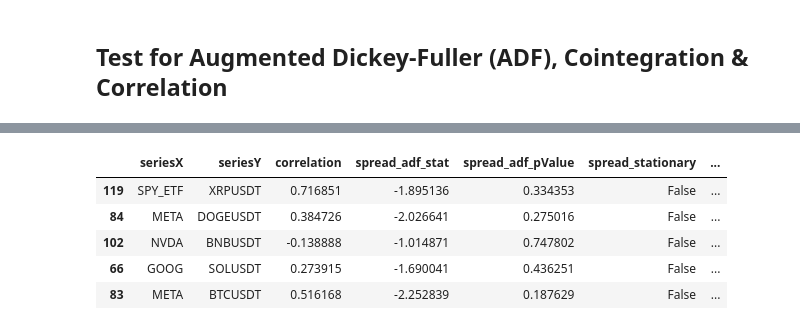
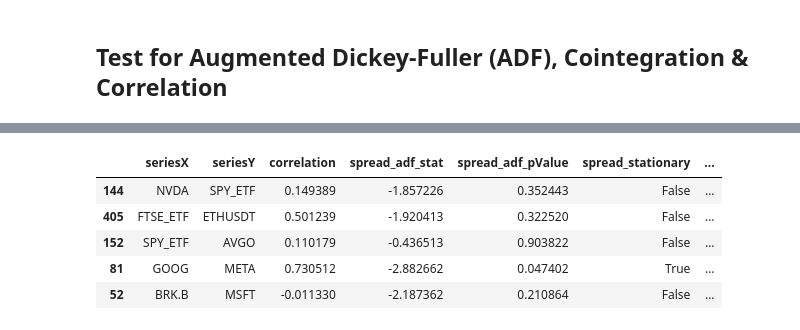
Before and after one commit to nite4/mscfe-masters-project, a Jupyter notebook: src/read_process_raw.ipynb, the cells around one changed output, grey strips where cells are left out. Drawn from its saved outputs; the diff is of its cells as text; code cells hidden in the pictures.

```diff
--- a/src/read_process_raw.ipynb
+++ b/src/read_process_raw.ipynb
@@ -111,8 +97,14 @@ def process_pairs_series(seriesX, seriesY, dfX, dfY):
 seriesX = 'NVDA'
 seriesY = 'BNBUSDT'
 
-price_pairs1 = process_pairs_series(seriesX, seriesY, df_equity, df_crypto)
-price_pairs1
+price_pairs1 = process_pairs_series(seriesX, seriesY, dfX=df_equity, dfY=df_crypto)
+display(price_pairs1.head())
+
+seriesX = 'DJIA_ETF'
+seriesY = 'AVAXUSDT'
+
+price_pairs2 = process_pairs_series(seriesX, seriesY, dfX=df_equity, dfY=df_crypto)
+display(price_pairs2.head())
 # %% [output]
 |  | NVDA | BNBUSDT |
 | OpenTime |  |  |
@@ -131,6 +122,0 @@ price_pairs1
-# %%
-seriesX = 'DJIA_ETF'
-seriesY = 'AVAXUSDT'
-
-price_pairs2 = process_pairs_series(seriesX, seriesY, df_equity, df_crypto)
-price_pairs2
@@ -275,3 +165,3 @@ p-value: 0.293 (Both series are not cointegrated)
 # %%
-spread, correlation, adf_result, coint_result = run_cointegration_test(price_pairs2, print_stats=True, plotting=True)
+spread, correlation, adf_result, coint_result = run_cointegration_test(price_pairs2, print_stats=True, plotting=True, std=2)
 # %% [output]
@@ -349,0 +197,7 @@ Wall time: 32.4 s
+# %%
+equity_pairs = [pair for pair in product(list_equity, list_equity)]
+eq_cr_pairs = [pair for pair in product(list_equity, list_crypto)]
+crypto_pairs = [pair for pair in product(list_crypto, list_crypto)]
+
+all_pairs = equity_pairs + eq_cr_pairs + crypto_pairs
+all_pairs[:5]
@@ -350,13 +278,13 @@ Wall time: 32.4 s
 # %%
 df_results = pd.DataFrame(list_results)
-df_results.sample(5)
+display(df_results.sample(5))
 # %% [output]
 |  | seriesX | seriesY | correlation | spread_adf_stat | spread_adf_pValue | spread_stationary | ... |
-| 119 | SPY_ETF | XRPUSDT | 0.716851 | -1.895136 | 0.334353 | False | ... |
-| 84 | META | DOGEUSDT | 0.384726 | -2.026641 | 0.275016 | False | ... |
-| 102 | NVDA | BNBUSDT | -0.138888 | -1.014871 | 0.747802 | False | ... |
-| 66 | GOOG | SOLUSDT | 0.273915 | -1.690041 | 0.436251 | False | ... |
-| 83 | META | BTCUSDT | 0.516168 | -2.252839 | 0.187629 | False | ... |
+| 144 | NVDA | SPY_ETF | 0.149389 | -1.857226 | 0.352443 | False | ... |
+| 405 | FTSE_ETF | ETHUSDT | 0.501239 | -1.920413 | 0.322520 | False | ... |
+| 152 | SPY_ETF | AVGO | 0.110179 | -0.436513 | 0.903822 | False | ... |
+| 81 | GOOG | META | 0.730512 | -2.882662 | 0.047402 | True | ... |
+| 52 | BRK.B | MSFT | -0.011330 | -2.187362 | 0.210864 | False | ... |
 # %%
 df_results.spread_stationary.value_counts(), df_results.series_cointegrated.value_counts()
 # %% [output]
```
Also changed, not shown: parts of 27 cells of this notebook, 1 other file.
